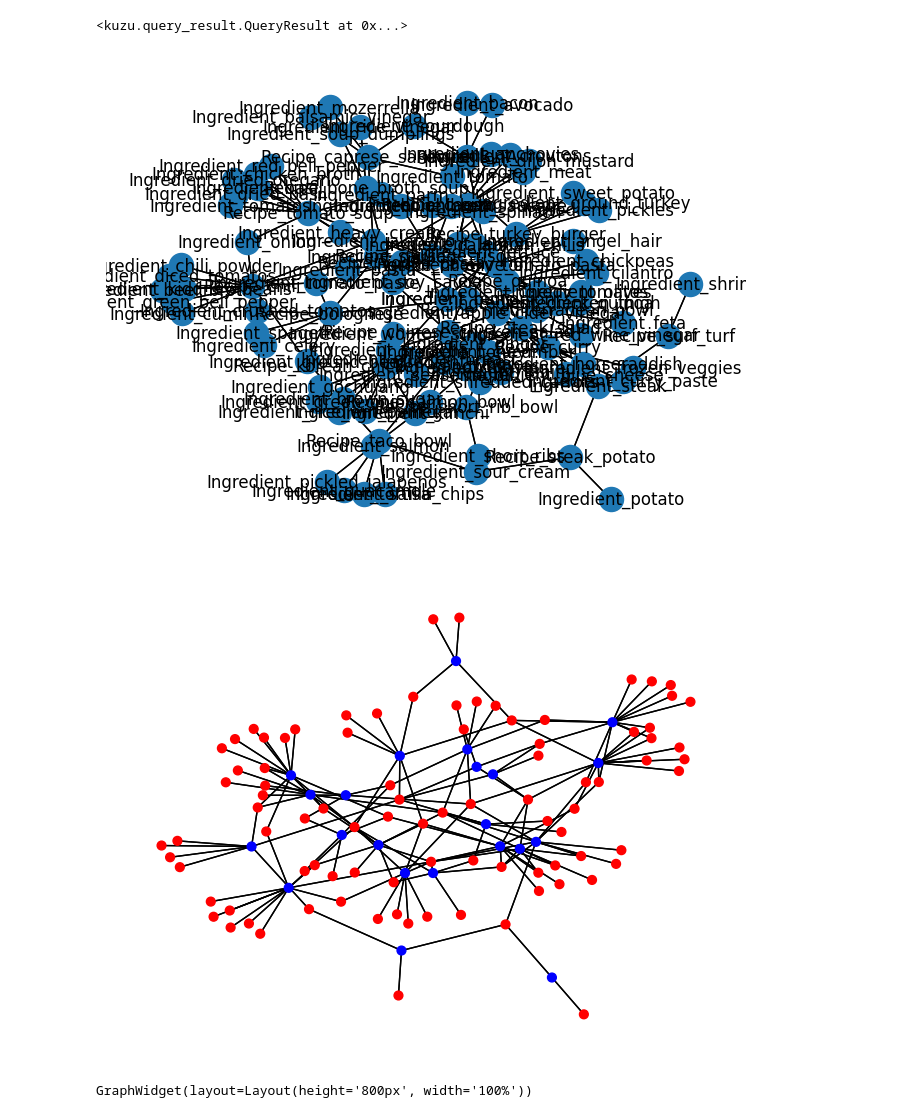
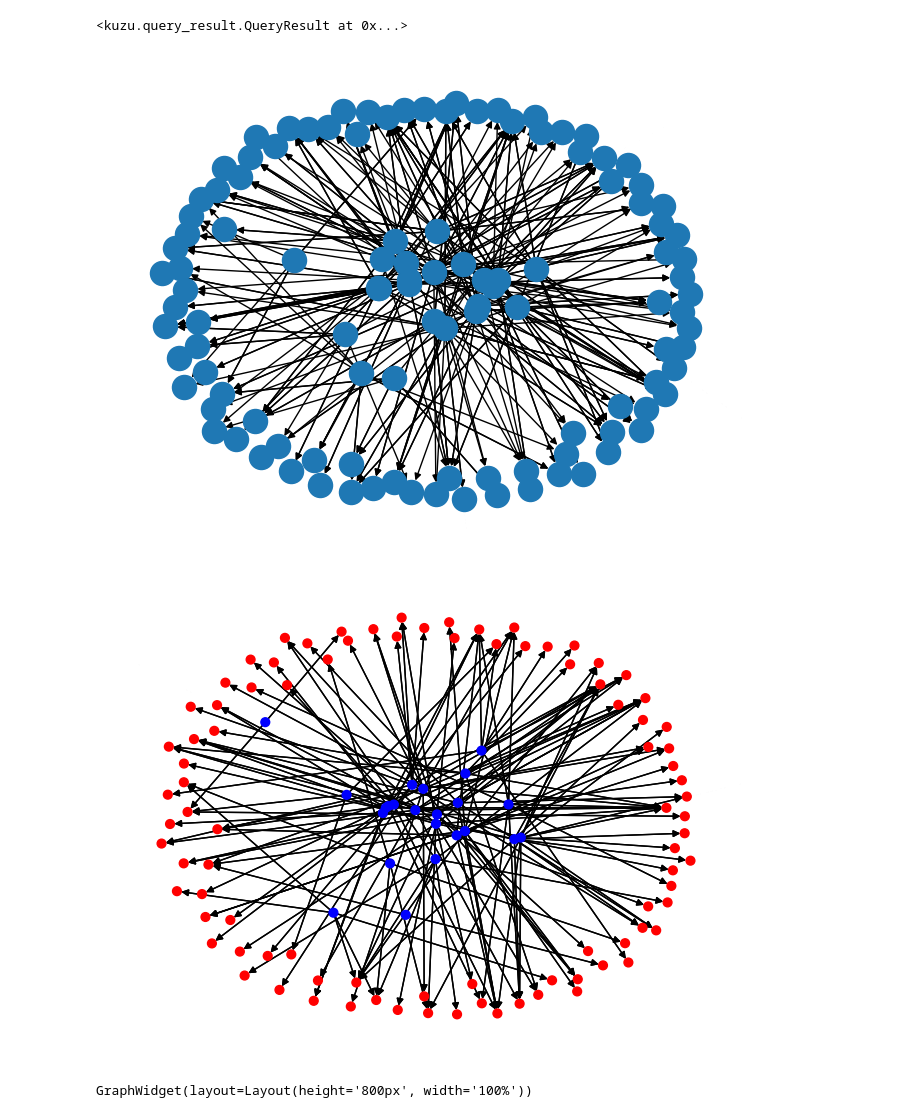
Before and after one commit to allykrinsky/graph-grocery-list, a Jupyter notebook: grapy.ipynb, the cells around one changed output. Saved outputs shown, nothing was run; the diff lists cells and outputs as text; code cells hidden in the pictures.

```diff
--- a/grapy.ipynb
+++ b/grapy.ipynb
@@ -26,18 +177,21 @@ conn.execute('COPY Contains FROM "bulk_data/contains2.csv"')
 # %%
 import networkx as nx
 
 response = conn.execute(
         """
         MATCH (n)-[r:Contains]-(m)
         RETURN *
 
         """
     )
 
-G = response.get_as_networkx(directed=False)
+# print(response.get_as_df())
+
+
+G = response.get_as_networkx(directed=True)
 # while response.has_next():
 #     print(response.get_next())
 
-nx.draw(G,with_labels=1)
+nx.draw(G,with_labels=0)
 # %% [output]
-[figure, old version]
+[figure, new version]
@@ -48,7 +199,7 @@ pageranks
 colors = ['red' if G.nodes[node]['_label'] == 'Ingredient' else 'blue' for node in list(G.nodes())]
 nx.draw_spring(G, node_color=colors, node_size=40)
 # %% [output]
-[figure, old version]
+[figure, new version]
 # %%
 # ! pip install yfiles-jupyter-graphs
 from yfiles_jupyter_graphs import GraphWidget
```
Also changed, not shown: parts of 14 cells of this notebook, 3 other files.
